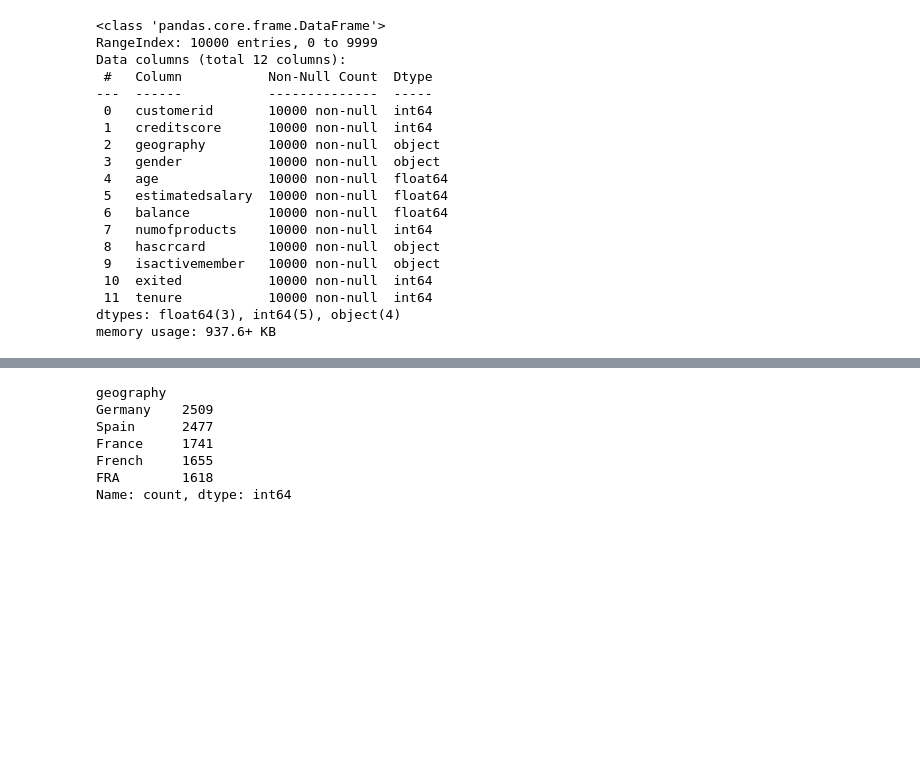
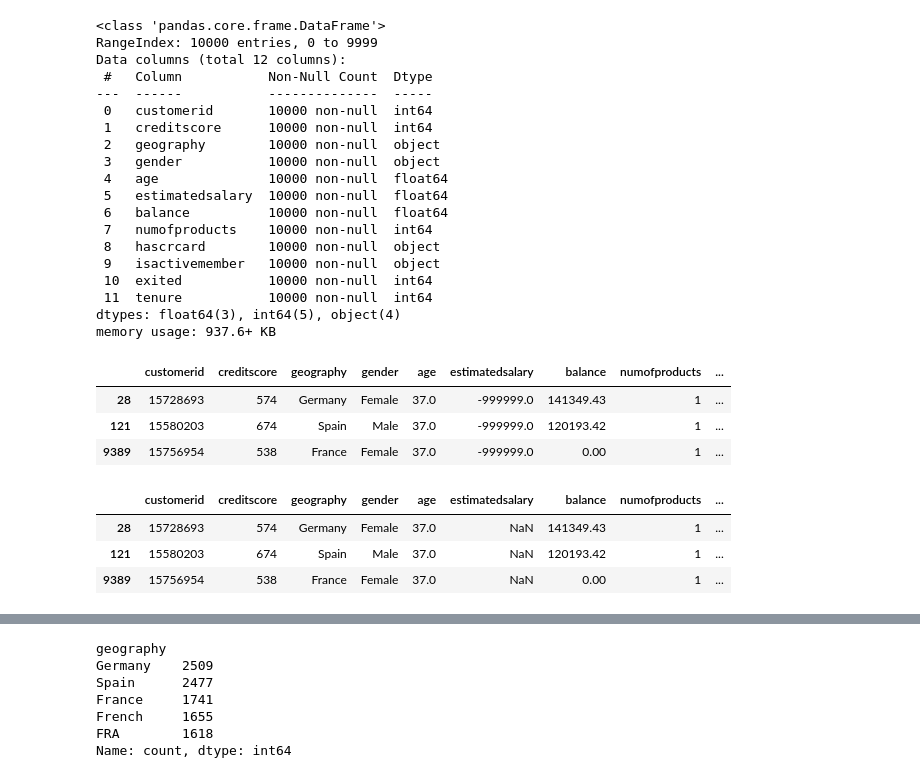
Before and after one commit to MateusLeandro/analise-churn-clientes-banco, a Jupyter notebook: notebooks/01_limpeza_tratamento.ipynb, the cells around one changed output, grey strips where cells are left out. Cells and saved outputs as stored; diff of their text form; code cells hidden in the pictures; blank space fills up the shorter version.

```diff
--- a/notebooks/01_limpeza_tratamento.ipynb
+++ b/notebooks/01_limpeza_tratamento.ipynb
@@ -335,3 +335,22 @@ Data columns (total 12 columns):
  11  tenure           10000 non-null  int64
 dtypes: float64(3), int64(5), object(4)
 memory usage: 937.6+ KB
+# %%
+# Verificando se existem valores negativos
+
+df[df["estimatedsalary"]<0]
+# %% [output]
+|  | customerid | creditscore | geography | gender | age | estimatedsalary | balance | numofproducts | ... |
+| 28 | 15728693 | 574 | Germany | Female | 37.0 | -999999.0 | 141349.43 | 1 | ... |
+| 121 | 15580203 | 674 | Spain | Male | 37.0 | -999999.0 | 120193.42 | 1 | ... |
+| 9389 | 15756954 | 538 | France | Female | 37.0 | -999999.0 | 0.00 | 1 | ... |
+# %%
+# Vou substituir salários negativos em valores ausentes para não atrapalharem os calculos
+
+df.loc[df["estimatedsalary"] < 0, "estimatedsalary"] = pd.NA
+df[df.isnull().any(axis=1)]
+# %% [output]
+|  | customerid | creditscore | geography | gender | age | estimatedsalary | balance | numofproducts | ... |
+| 28 | 15728693 | 574 | Germany | Female | 37.0 | NaN | 141349.43 | 1 | ... |
+| 121 | 15580203 | 674 | Spain | Male | 37.0 | NaN | 120193.42 | 1 | ... |
+| 9389 | 15756954 | 538 | France | Female | 37.0 | NaN | 0.00 | 1 | ... |
```
Also changed, not shown: parts of 1 cell of this notebook, 1 other file.
